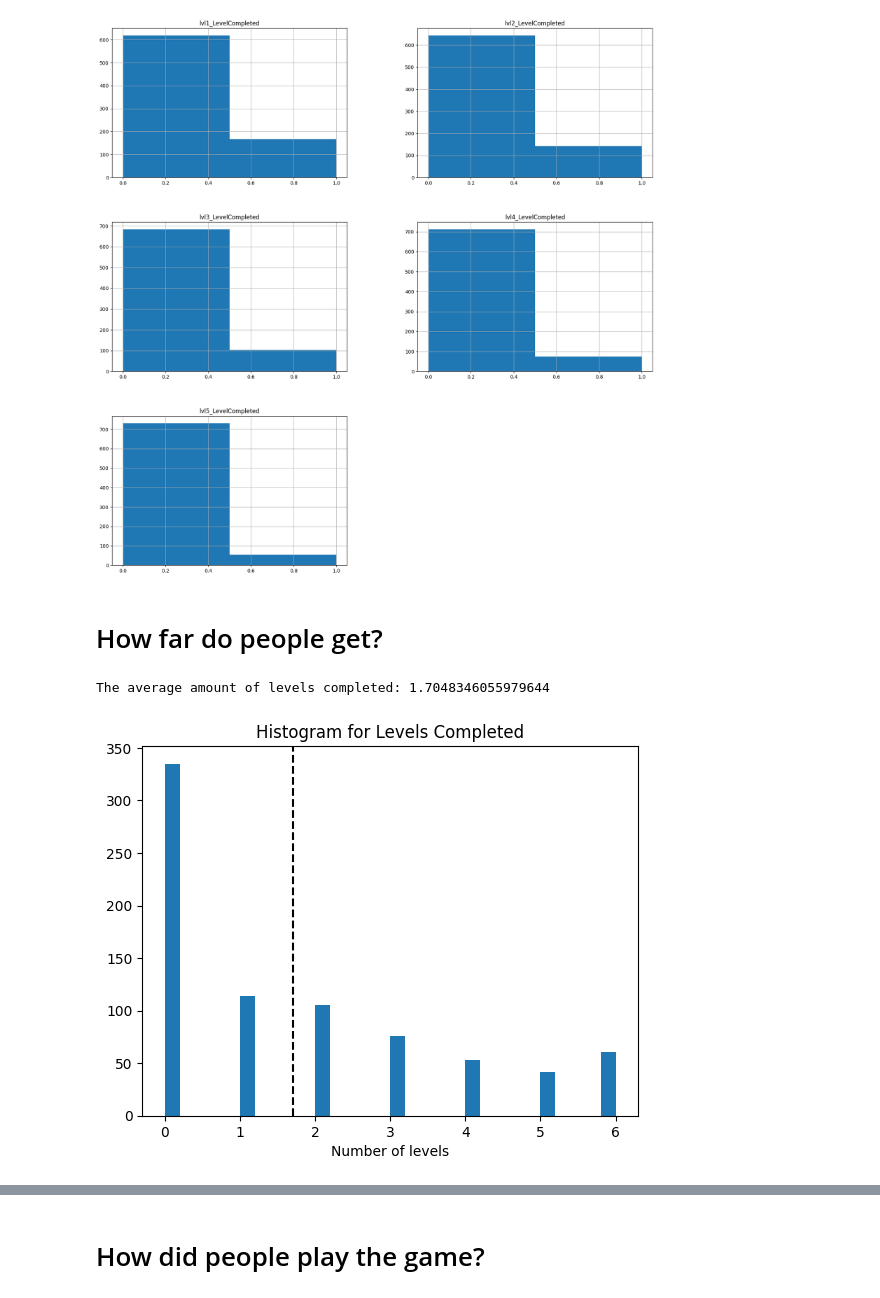
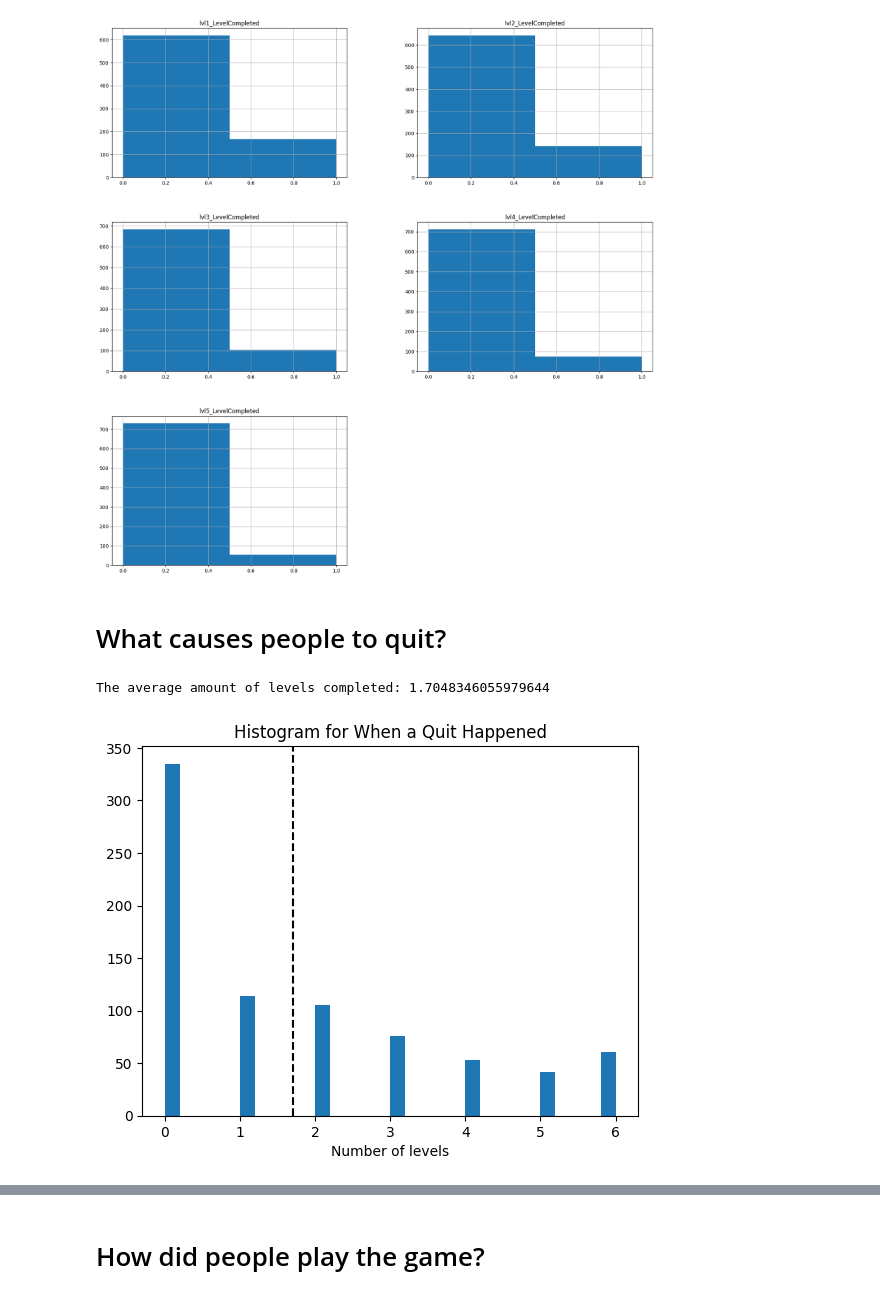
Before and after one commit to opengamedata/opengamedata-samples, a Jupyter notebook: JOURNALISM/modeling/Journalism_modeling_session.ipynb, the cells around one changed output, grey strips where cells are left out. Drawn from its saved outputs; the diff is of its cells as text; code cells hidden in the pictures.

```diff
--- a/JOURNALISM/modeling/Journalism_modeling_session.ipynb
+++ b/JOURNALISM/modeling/Journalism_modeling_session.ipynb
@@ -121,17 +118,17 @@ array([[<Axes: title={'center': 'lvl1_LevelCompleted'}>,
        [<Axes: title={'center': 'lvl5_LevelCompleted'}>, <Axes: >]],
       dtype=object)
 [figure]
-# %% [markdown]
-# How far do people get?
+# %% [markdown]
+# What causes people to quit?
 # %%
 df_column = df_session['QuitLevel'] #column must be integers
 #jobs completed
 f, ax = plt.subplots()
 ax.hist(df_column, bins=30)
 ax.axvline(x=df_column.mean(), linestyle='--', color='k', label="Median")
 ax.set_xlabel("Number of levels")
-ax.set_title("Histogram for Levels Completed")
+ax.set_title("Histogram for When a Quit Happened")
 print(f'The average amount of levels completed: {df_column.mean()}')
 # %% [output]
 The average amount of levels completed: 1.7048346055979644
-[figure, old version]
+[figure, new version]
```
Also changed, not shown: parts of 10 cells of this notebook, 1 other file.
